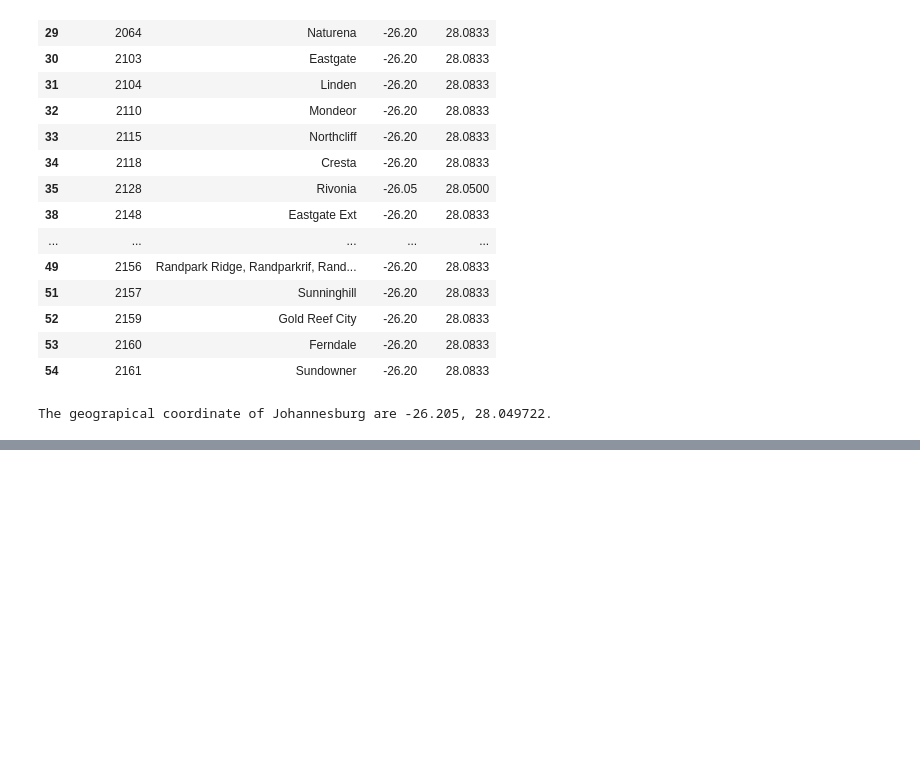
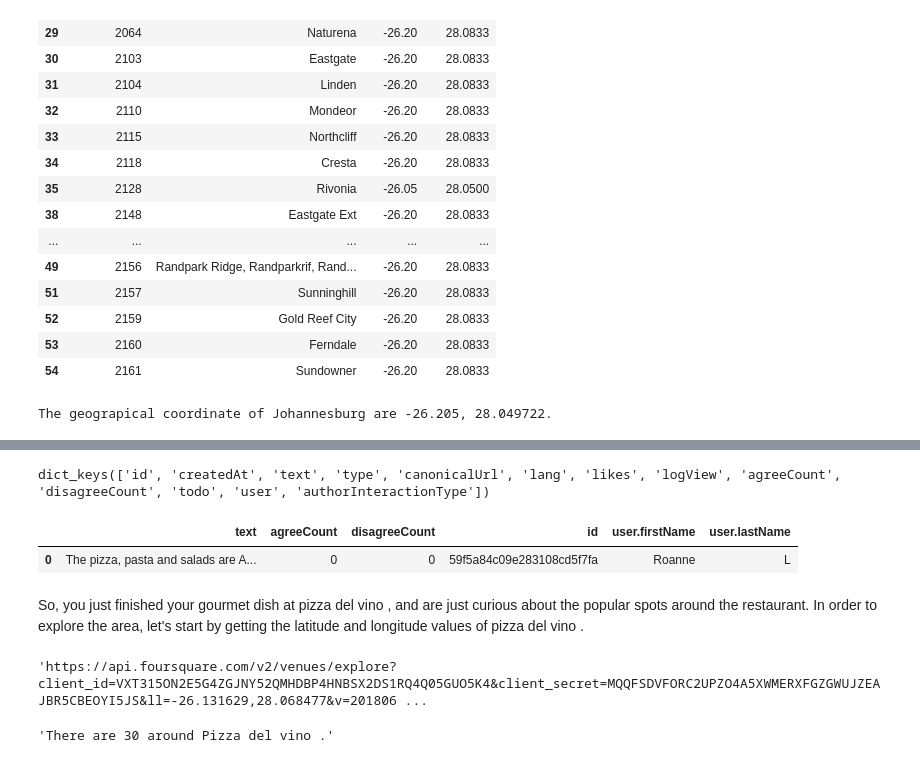
Before and after one commit to Nicole-Peterson/Coursera_Capstone., a Jupyter notebook: DataAnalysis.ipynb, the cells around one changed output, grey strips where cells are left out. Drawn from its saved outputs; the diff is of its cells as text; code cells hidden in the pictures; blank space fills up the shorter version.

```diff
--- a/DataAnalysis.ipynb
+++ b/DataAnalysis.ipynb
@@ -397,3 +401,11 @@ for lat, lng, suburb, postal_code in zip(joburg_data["Latitude"], joburg_data["L
 map_johannesburg
 # %% [output]
 [interactive output not drawn]
+# %%
+CLIENT_ID = 'VXT315ON2E5G4ZGJNY52QMHDBP4HNBSX2DS1RQ4Q05GUO5K4' # your Foursquare ID
+CLIENT_SECRET = 'MQQFSDVFORC2UPZO4A5XWMERXFGZGWUJZEAJBR5CBEOYI5JS' # your Foursquare Secret
+VERSION = '20180604'
+LIMIT = 30
+print('Your credentails:')
+print('CLIENT_ID: ' + CLIENT_ID)
+print('CLIENT_SECRET:' + CLIENT_SECRET)
@@ -399,0 +577,4 @@ map_johannesburg
+# %%
+venue_id = '4f636ff6e4b0788a8e4b8337' # ID of Pizza ē Vino
+url = 'https://api.foursquare.com/v2/venues/{}?client_id={}&client_secret={}&v={}'.format(venue_id, CLIENT_ID, CLIENT_SECRET, VERSION)
+url
@@ -399,0 +621,8 @@ map_johannesburg
+# %%
+# D. Get the venue's tips
+## Ecco Tips
+limit = 15 # set limit to be greater than or equal to the total number of tips
+url = 'https://api.foursquare.com/v2/venues/{}/tips?client_id={}&client_secret={}&v={}&limit={}'.format(venue_id, CLIENT_ID, CLIENT_SECRET, VERSION, limit)
+
+results = requests.get(url).json()
+results
@@ -399,0 +645,25 @@ map_johannesburg
+# %%
+# Get tips and list of associated features
+tips = results['response']['tips']['items']
+
+tip = results['response']['tips']['items'][0]
+tip.keys()
+# %% [output]
+dict_keys(['id', 'createdAt', 'text', 'type', 'canonicalUrl', 'lang', 'likes', 'logView', 'agreeCount', 'disagreeCount', 'todo', 'user', 'authorInteractionType'])
+# %%
+# Format column width and display all tips
+pd.set_option('display.max_colwidth', None)
+
+tips_df = pd.json_normalize(tips) # json normalize tips
+
+# columns to keep
+filtered_columns = ['text', 'agreeCount', 'disagreeCount', 'id', 'user.firstName', 'user.lastName']
+tips_filtered = tips_df.loc[:, filtered_columns]
+
+# display tips
+tips_filtered.reindex()
+# %% [output]
+|  | text | agreeCount | disagreeCount | id | user.firstName | user.lastName |
+| 0 | The pizza, pasta and salads are A... | 0 | 0 | 59f5a84c09e283108cd5f7fa | Roanne | L |
+# %% [markdown]
+So, you just finished your gourmet dish at pizza del vino , and are just curious about the popular spots around the restaurant. In order to explore the area, let's start by getting the latitude and longitude values of pizza del vino .
@@ -399,0 +673,12 @@ map_johannesburg
+# %%
+# url
+url = 'https://api.foursquare.com/v2/venues/explore?client_id={}&client_secret={}&ll={},{}&v={}&radius={}&limit={}'.format(CLIENT_ID, CLIENT_SECRET, latitude, longitude, VERSION, radius, LIMIT)
+url
+# %% [output]
+'https://api.foursquare.com/v2/venues/explore?client_id=VXT315ON2E5G4ZGJNY52QMHDBP4HNBSX2DS1RQ4Q05GUO5K4&client_secret=MQQFSDVFORC2UPZO4A5XWMERXFGZGWUJZEAJBR5CBEOYI5JS&ll=-26.131629,28.068477&v=201806 ...
+# %%
+import requests
+results = requests.get(url).json()
+'There are {} around Pizza del vino .'.format(len(results['response']['groups'][0]['items']))
+# %% [output]
+'There are 30 around Pizza del vino .'
```
Also changed, not shown: parts of 30 cells of this notebook.
